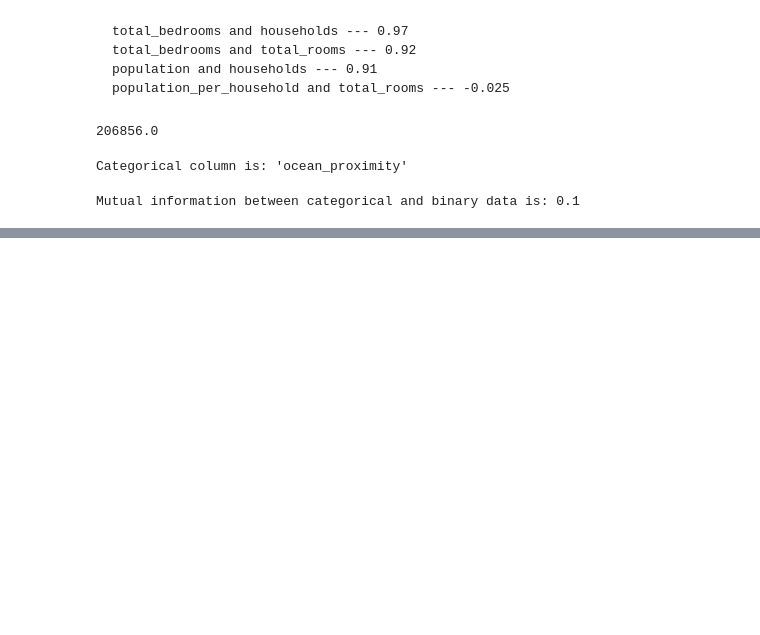
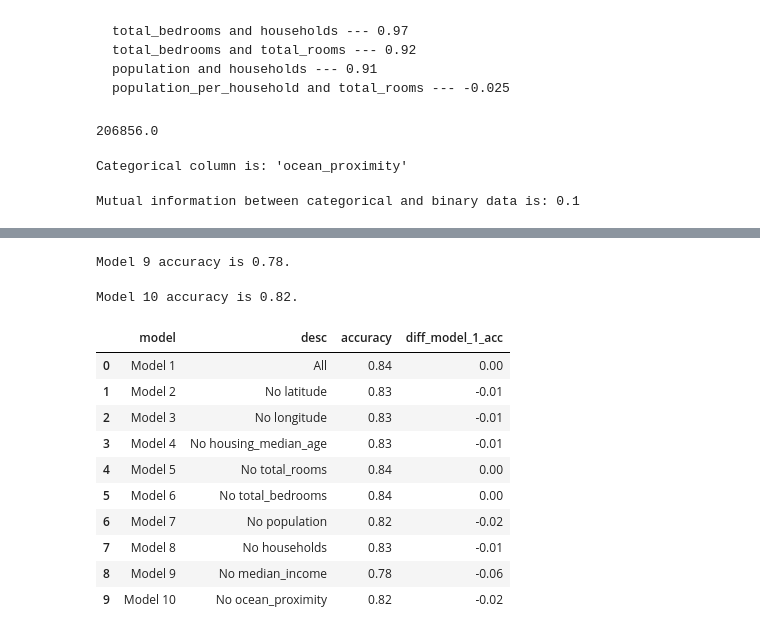
Before and after one commit to Isenmouthe/Machine-Learning-Zoomcamp---2022, a Jupyter notebook: Homeworks/03_homework/03_homework.ipynb, the cells around one changed output, grey strips where cells are left out. Saved outputs shown, nothing was run; the diff lists cells and outputs as text; code cells hidden in the pictures; blank space fills up the shorter version.

```diff
--- a/Homeworks/03_homework/03_homework.ipynb
+++ b/Homeworks/03_homework/03_homework.ipynb
@@ -162,0 +239,12 @@ Mutual information between categorical and binary data is: 0.1
+# %%
+model = LogisticRegression(solver='liblinear', C=1.0, random_state=42)
+model.fit(X_train, y_train_above_average)
+y_pred = model.predict_proba(X_val)[:, 1]
+above_avg_price_decision = (y_pred >= 0.5)
+df_pred_all = pd.DataFrame()
+df_pred_all['probability'] = y_pred
+df_pred_all['prediction'] = above_avg_price_decision.astype(int)
+df_pred_all['actual'] = y_val_above_average
+df_pred_all['correct'] = df_pred_all.prediction == df_pred_all.actual
+model_1_acc = round(df_pred_all.correct.mean(),2)
+print('Accuracy for the model with all features is {0}.'.format(model_1_acc))
@@ -162,0 +436,65 @@ Mutual information between categorical and binary data is: 0.1
+# %%
+dicts_train_9 = df_train[model_9_features].to_dict(orient='records')
+dicts_val_9 = df_val[model_9_features].to_dict(orient='records')
+dv_9 = DictVectorizer(sparse=False)
+dv_9.fit(dicts_train_9)
+X_train_9 = dv_9.transform(dicts_train_9)
+X_val_9 = dv_9.transform(dicts_val_9)
+model_9 = LogisticRegression(solver='liblinear', C=1.0, random_state=42)
+model_9.fit(X_train_9, y_train_above_average)
+dict(zip(dv_9.get_feature_names(), model_9.coef_[0].round(3)))
+
+y_pred_9 = model_9.predict_proba(X_val_9)[:, 1]
+above_avg_price_decision_9 = (y_pred_9 >= 0.5)
+df_pred_9 = pd.DataFrame()
+df_pred_9['probability'] = y_pred_9
+df_pred_9['prediction'] = above_avg_price_decision_9.astype(int)
+df_pred_9['actual'] = y_val_above_average
+df_pred_9['correct'] = df_pred_9.prediction == df_pred_9.actual
+model_9_acc = round(df_pred_9.correct.mean(),2)
+print('Model 9 accuracy is {0}.'.format(model_9_acc))
+# %% [output]
+Model 9 accuracy is 0.78.
+# %%
+dicts_train_10 = df_train[model_10_features].to_dict(orient='records')
+dicts_val_10 = df_val[model_10_features].to_dict(orient='records')
+dv_10 = DictVectorizer(sparse=False)
+dv_10.fit(dicts_train_10)
+X_train_10 = dv_10.transform(dicts_train_10)
+X_val_10 = dv_10.transform(dicts_val_10)
+model_10 = LogisticRegression(solver='liblinear', C=1.0, random_state=42)
+model_10.fit(X_train_10, y_train_above_average)
+dict(zip(dv_10.get_feature_names(), model_10.coef_[0].round(3)))
+
+y_pred_10 = model_10.predict_proba(X_val_10)[:, 1]
+above_avg_price_decision_10 = (y_pred_10 >= 0.5)
+df_pred_10 = pd.DataFrame()
+df_pred_10['probability'] = y_pred_10
+df_pred_10['prediction'] = above_avg_price_decision_10.astype(int)
+df_pred_10['actual'] = y_val_above_average
+df_pred_10['correct'] = df_pred_10.prediction == df_pred_10.actual
+model_10_acc = round(df_pred_10.correct.mean(),2)
+print('Model 10 accuracy is {0}.'.format(model_10_acc))
+# %% [output]
+Model 10 accuracy is 0.82.
+# %%
+data = {'model': ['Model 1','Model 2','Model 3','Model 4','Model 5','Model 6','Model 7','Model 8','Model 9','Model 10'],
+        'desc': ['All','No latitude','No longitude','No housing_median_age','No total_rooms','No total_bedrooms','No population','No households','No median_income','No ocean_proximity'],
+        'accuracy': [model_1_acc, model_2_acc, model_3_acc, model_4_acc, model_5_acc, model_6_acc, model_7_acc, model_8_acc, model_9_acc, model_10_acc],
+        'diff_model_1_acc': [model_1_acc - model_1_acc, model_2_acc - model_1_acc, model_3_acc - model_1_acc, model_4_acc - model_1_acc, model_5_acc - model_1_acc,
+                             model_6_acc - model_1_acc, model_7_acc - model_1_acc, model_8_acc - model_1_acc, model_9_acc - model_1_acc, model_10_acc - model_1_acc]
+       }
+summary = pd.DataFrame(data)
+summary
+# %% [output]
+|  | model | desc | accuracy | diff_model_1_acc |
+| 0 | Model 1 | All | 0.84 | 0.00 |
+| 1 | Model 2 | No latitude | 0.83 | -0.01 |
+| 2 | Model 3 | No longitude | 0.83 | -0.01 |
+| 3 | Model 4 | No housing_median_age | 0.83 | -0.01 |
+| 4 | Model 5 | No total_rooms | 0.84 | 0.00 |
+| 5 | Model 6 | No total_bedrooms | 0.84 | 0.00 |
+| 6 | Model 7 | No population | 0.82 | -0.02 |
+| 7 | Model 8 | No households | 0.83 | -0.01 |
+| 8 | Model 9 | No median_income | 0.78 | -0.06 |
+| 9 | Model 10 | No ocean_proximity | 0.82 | -0.02 |
```
Also changed, not shown: parts of 25 cells of this notebook.
